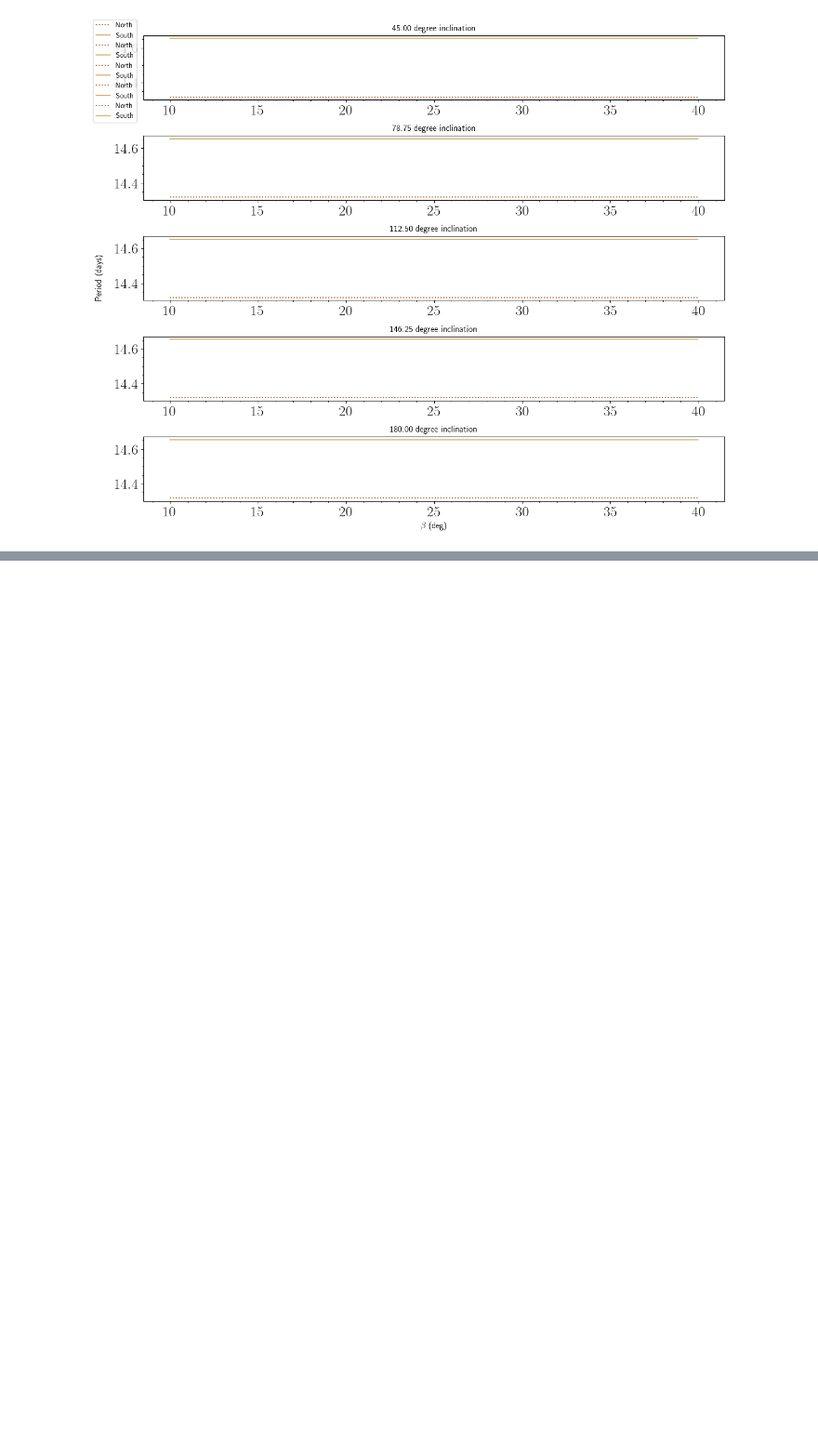
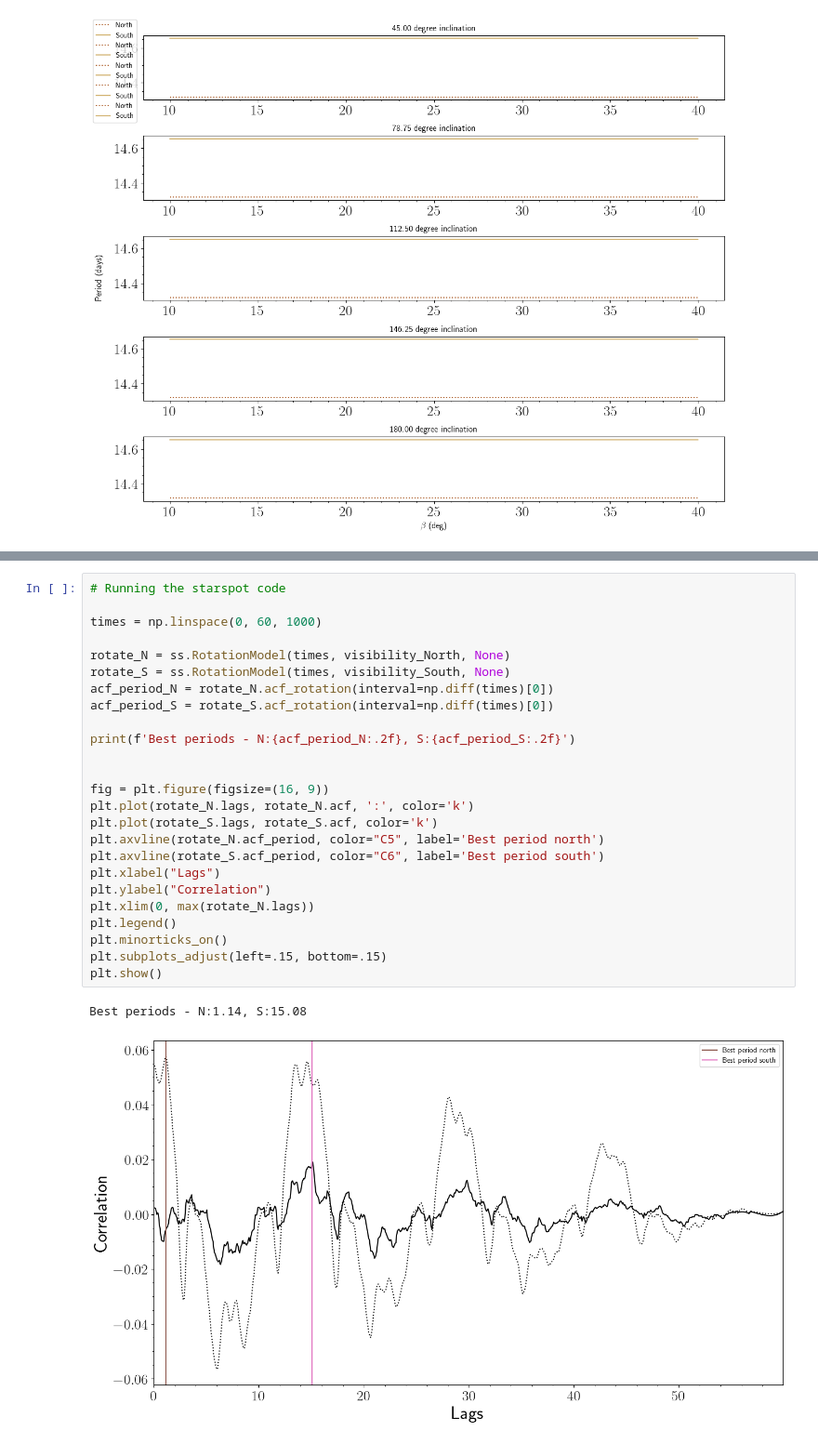
Before and after one commit to robkavanagh/maser, a Jupyter notebook: notebooks/Two_planets.ipynb, the cells around one changed output, grey strips where cells are left out. Shown at 93% size. Drawn from its saved outputs; the diff is of its cells as text; blank space fills up the shorter version.

```diff
--- a/notebooks/Two_planets.ipynb
+++ b/notebooks/Two_planets.ipynb
@@ -276,0 +301,28 @@ plt.show()
+# %%
+# Running the starspot code
+
+times = np.linspace(0, 60, 1000)
+
+rotate_N = ss.RotationModel(times, visibility_North, None)
+rotate_S = ss.RotationModel(times, visibility_South, None)
+acf_period_N = rotate_N.acf_rotation(interval=np.diff(times)[0])
+acf_period_S = rotate_S.acf_rotation(interval=np.diff(times)[0])
+
+print(f'Best periods - N:{acf_period_N:.2f}, S:{acf_period_S:.2f}')
+
+
+fig = plt.figure(figsize=(16, 9))
+plt.plot(rotate_N.lags, rotate_N.acf, ':', color='k')
+plt.plot(rotate_S.lags, rotate_S.acf, color='k')
+plt.axvline(rotate_N.acf_period, color="C5", label='Best period north')
+plt.axvline(rotate_S.acf_period, color="C6", label='Best period south')
+plt.xlabel("Lags")
+plt.ylabel("Correlation")
+plt.xlim(0, max(rotate_N.lags))
+plt.legend()
+plt.minorticks_on()
+plt.subplots_adjust(left=.15, bottom=.15)
+plt.show()
+# %% [output]
+Best periods - N:1.14, S:15.08
+[figure, added]
```
Also changed, not shown: parts of 1 cell of this notebook.
